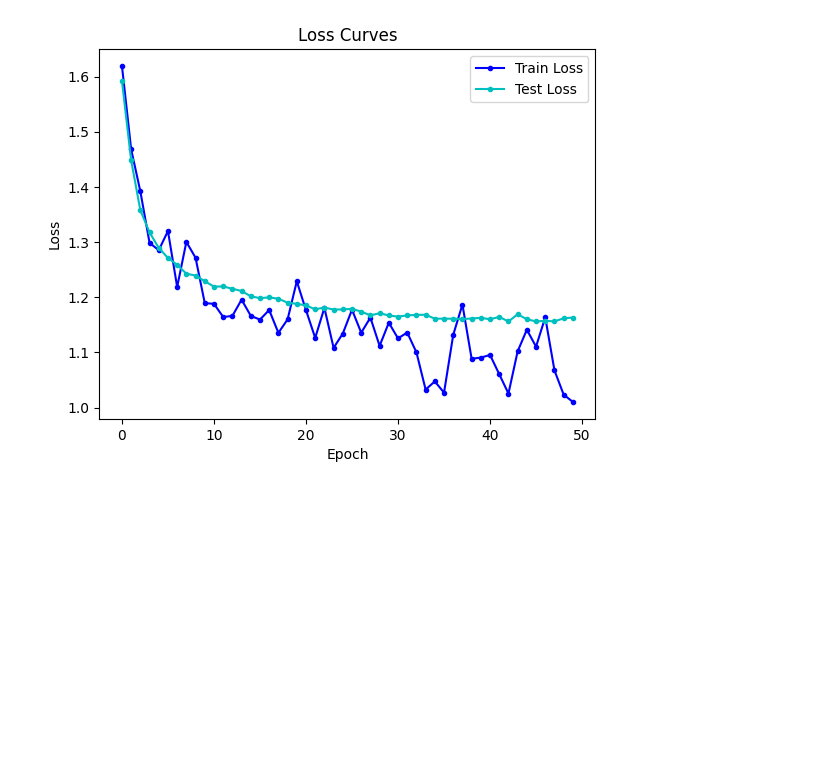
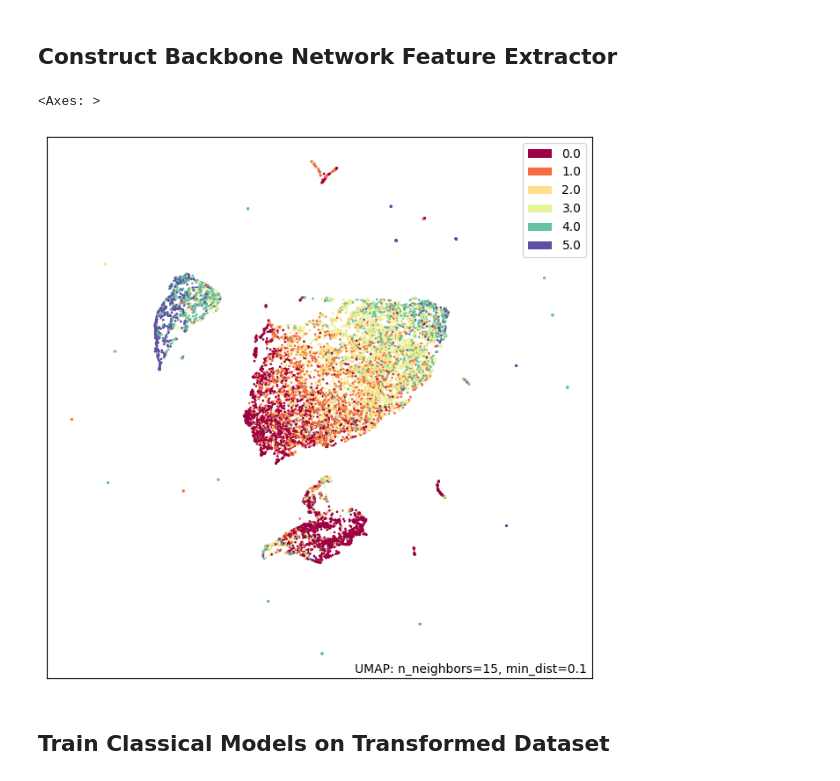
Before and after one commit to mbahng/671_final, a Jupyter notebook: neural_net.ipynb, the cells around one changed output. Drawn from its saved outputs; the diff is of its cells as text; code cells hidden in the pictures; blank space fills up the shorter version.

```diff
--- a/neural_net.ipynb
+++ b/neural_net.ipynb
@@ -139,0 +25,9 @@ valloader = DataLoader(valset, batch_size=512, shuffle=True)
+# %%
+train_data = pd.read_csv(os.path.join("data", "train.csv"))
+test_data = pd.read_csv(os.path.join("data", "test.csv"))
+train_data.dropna(inplace=True)
+X, y = train_data.drop(["price"], axis=1), train_data["price"]
+
+X_train, X_val, y_train, y_val = train_test_split(X, y, test_size=0.20, random_state=42)
+X_test = test_data
+X_train, X_val = preprocess(X_train), preprocess(X_val)
@@ -145,9 +100,11 @@ class NeuralNetwork(nn.Module):
         self.linear_relu_stack = nn.Sequential(
             nn.Linear(input_size, 512),
             nn.ReLU(),
-            nn.Linear(512, 512),
+            nn.Linear(512, 256),
             nn.ReLU(),
-            nn.Linear(512, 6)
+            nn.Linear(256, 64),
+            nn.ReLU(),
+            nn.Linear(64, 6)
         )
 
     def forward(self, x):
@@ -237,14 +194,2 @@ Test Error:
 
 Done!
-# %%
-import matplotlib.pyplot as plt
-
-plt.plot([x.item() for x in train_losses], c="b", marker=".", label="Train Loss")
-plt.plot(val_losses, c="c", marker=".", label="Test Loss")
-plt.title("Loss Curves")
-plt.xlabel("Epoch")
-plt.ylabel("Loss")
-plt.legend()
-plt.show()
-# %% [output]
-[figure, removed]
@@ -260,0 +196,21 @@ submission.to_csv("bahng_n.csv", index=False)
+# %% [markdown]
+## Construct Backbone Network Feature Extractor
+# %%
+# Get just the feature extractor
+model.linear_relu_stack = nn.Sequential(*list(model.linear_relu_stack.children())[:-1])
+scaler = StandardScaler()
+scaler.fit(X_train)
+
+
+input = X_train.to_numpy().astype(float)
+input = scaler.transform(input)
+input = torch.tensor(input, dtype=torch.float32).to(device)
+X_train_features = model(input).detach().cpu().numpy()
+# %%
+mapper_extracted = umap.UMAP().fit(X_train_features)
+umap.plot.points(mapper_extracted, labels=y_train)
+# %% [output]
+<Axes: >
+[figure, added]
+# %% [markdown]
+## Train Classical Models on Transformed Dataset
```
Also changed, not shown: parts of 21 cells of this notebook, 10 other files.
